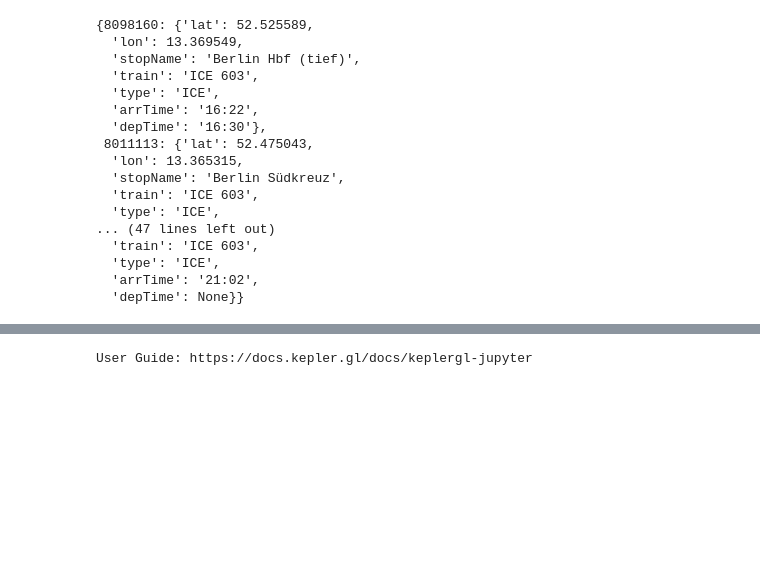
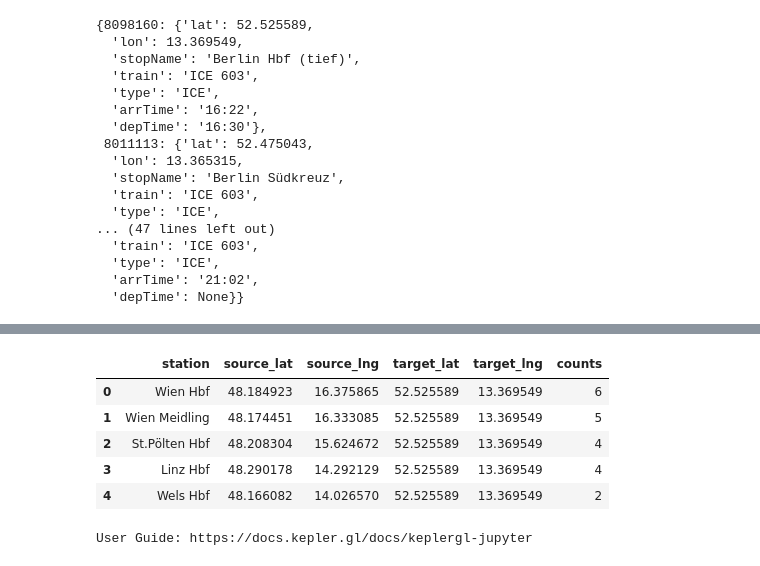
Before and after one commit to dgg32/db_kepler, a Jupyter notebook: kepler_colab.ipynb, the cells around one changed output, grey strips where cells are left out. Cells and saved outputs as stored; diff of their text form; code cells hidden in the pictures; blank space fills up the shorter version.

```diff
--- a/kepler_colab.ipynb
+++ b/kepler_colab.ipynb
@@ -601,5 +606,14 @@ value_count_df.head()
 # %%
-train_paths = train_paths.drop(["train"], axis=1).drop_duplicates(subset="station").merge(value_count_df, on="station")
+train_paths = train_paths.drop(["train", "arrTime"], axis=1).drop_duplicates(subset="station").merge(value_count_df, on="station")
+# %%
+train_paths.head()
+# %% [output]
+|  | station | source_lat | source_lng | target_lat | target_lng | counts |
+| 0 | Wien Hbf | 48.184923 | 16.375865 | 52.525589 | 13.369549 | 6 |
+| 1 | Wien Meidling | 48.174451 | 16.333085 | 52.525589 | 13.369549 | 5 |
+| 2 | St.Pölten Hbf | 48.208304 | 15.624672 | 52.525589 | 13.369549 | 4 |
+| 3 | Linz Hbf | 48.290178 | 14.292129 | 52.525589 | 13.369549 | 4 |
+| 4 | Wels Hbf | 48.166082 | 14.026570 | 52.525589 | 13.369549 | 2 |
 # %%
 config_2 = {'version': 'v1',
  'config': {'visState': {'filters': [],
```
Also changed, not shown: parts of 14 cells of this notebook.
